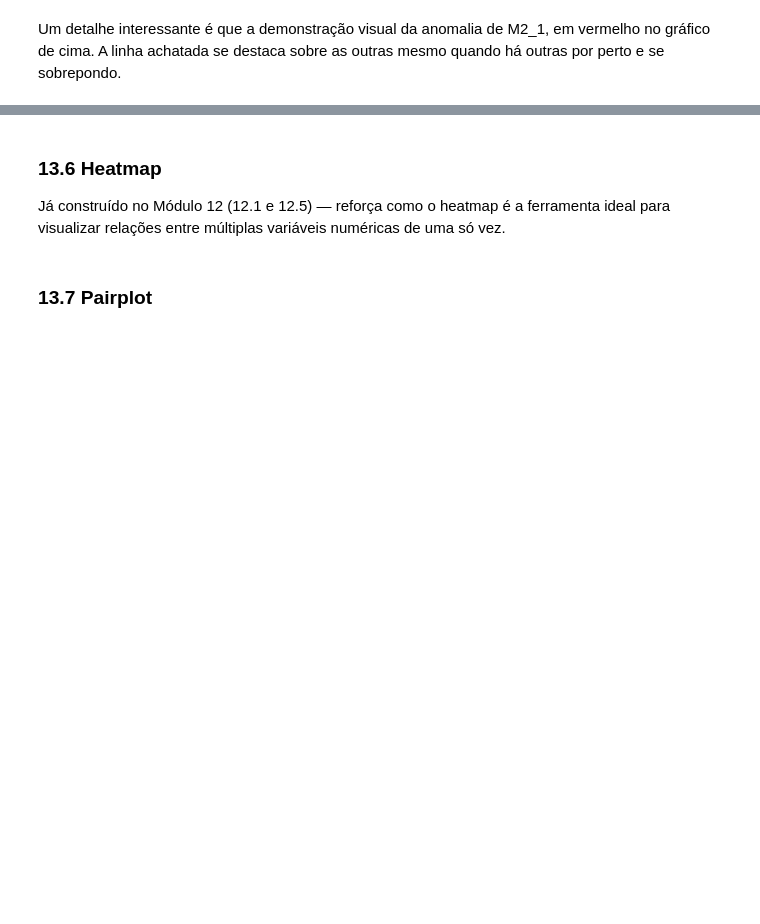
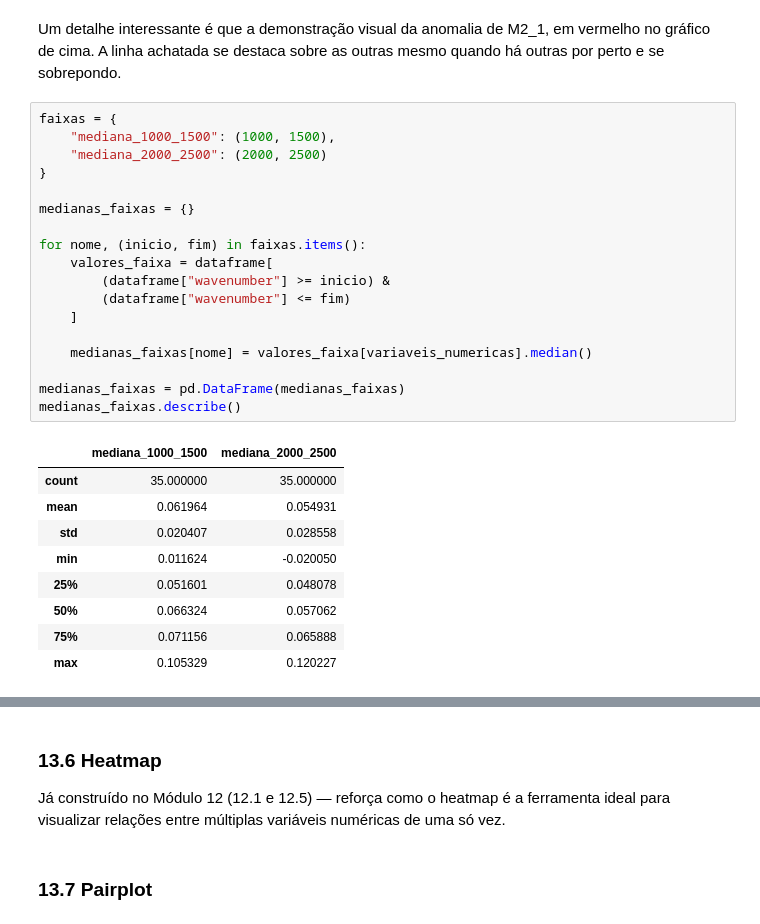
Before and after one commit to Juan-Vyctor/IA, a Jupyter notebook: atividade1/analise_espectros.ipynb, the cells around one changed output, grey strips where cells are left out. Cells and saved outputs as stored; diff of their text form; blank space fills up the shorter version.

```diff
--- a/atividade1/analise_espectros.ipynb
+++ b/atividade1/analise_espectros.ipynb
@@ -970,2 +980,30 @@ plt.show()
 # %% [markdown]
 Um detalhe interessante é que a demonstração visual da anomalia de M2_1, em vermelho no gráfico de cima. A linha achatada se destaca sobre as outras mesmo quando há outras por perto e se sobrepondo.
+# %%
+faixas = {
+    "mediana_1000_1500": (1000, 1500),
+    "mediana_2000_2500": (2000, 2500)
+}
+
+medianas_faixas = {}
+
+for nome, (inicio, fim) in faixas.items():
+    valores_faixa = dataframe[
+        (dataframe["wavenumber"] >= inicio) &
+        (dataframe["wavenumber"] <= fim)
+    ]
+
+    medianas_faixas[nome] = valores_faixa[variaveis_numericas].median()
+
+medianas_faixas = pd.DataFrame(medianas_faixas)
+medianas_faixas.describe()
+# %% [output]
+|  | mediana_1000_1500 | mediana_2000_2500 |
+| count | 35.000000 | 35.000000 |
+| mean | 0.061964 | 0.054931 |
+| std | 0.020407 | 0.028558 |
+| min | 0.011624 | -0.020050 |
+| 25% | 0.051601 | 0.048078 |
+| 50% | 0.066324 | 0.057062 |
+| 75% | 0.071156 | 0.065888 |
+| max | 0.105329 | 0.120227 |
```
Also changed, not shown: parts of 4 cells of this notebook.
